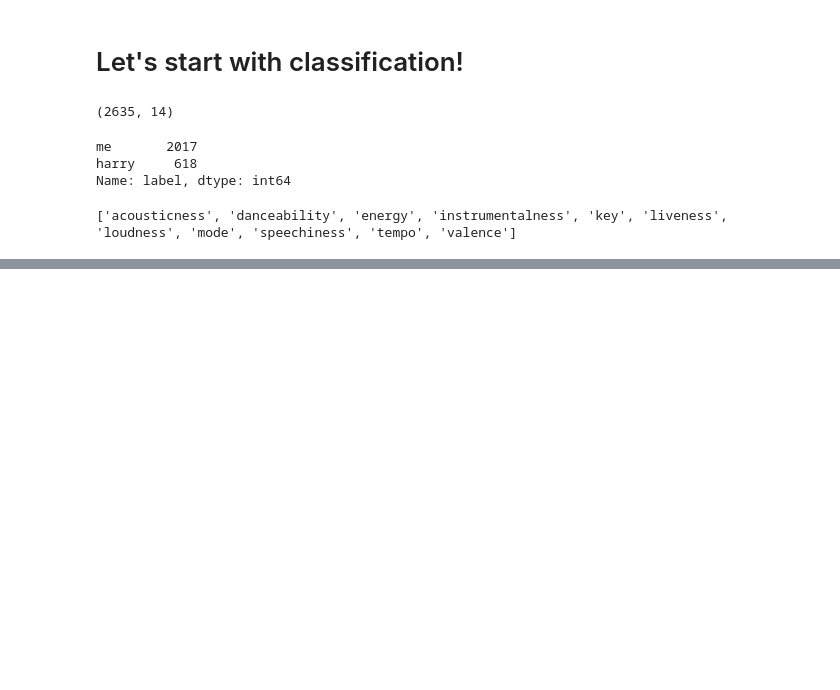
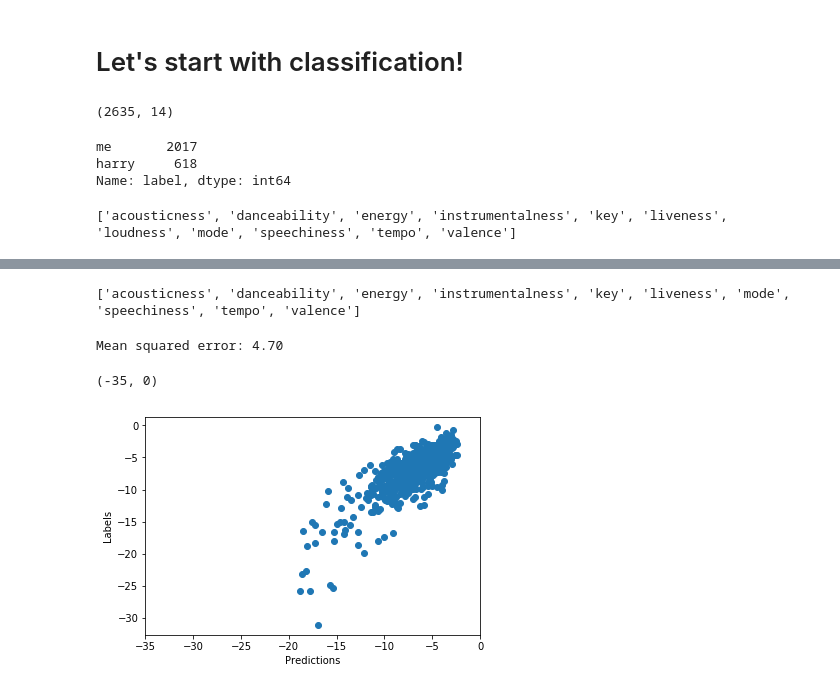
Before and after one commit to hbendekgey/Spotify-Workshop, a Jupyter notebook: 04-regression-and-classification.ipynb, the cells around one changed output, grey strips where cells are left out. Cells and saved outputs as stored; diff of their text form; code cells hidden in the pictures; blank space fills up the shorter version.

```diff
--- a/04-regression-and-classification.ipynb
+++ b/04-regression-and-classification.ipynb
@@ -42,3 +120,11 @@ print(predictors)
+# %%
+# Define the predictors and target
+predictors = [c for c in list(df) if c not in ['song_title', 'artist', 'loudness', 'label']]
+target = 'loudness'
+
+print(predictors)
+# %% [output]
+['acousticness', 'danceability', 'energy', 'instrumentalness', 'key', 'liveness', 'mode', 'speechiness', 'tempo', 'valence']
 # %%
 # Define X_data and y_data
 X_data =
@@ -47,12 +133,30 @@ y_data =
 # Define training and testing sets
 X_train, X_test, y_train, y_test = train_test_split(X_data,
                                                     y_data,
-                                                    test_size = ___,
+                                                    test_size = 0.25,
                                                     random_state = 47)
-# %%
-# Define clf
-clf = tree.DecisionTreeClassifier()
-# Fit classifier
-clf.fit(X_train, y_train)
-clf.feature_importances_ # [ 1.,  0.,  0.]
-clf.score(X=X_test, y=y_test) # 1.0
+# %%
+# Create linear regression object
+regr = linear_model.LinearRegression()
+
+# Train the model using the training sets
+regr.fit(X_train, y_train)
+
+# Make predictions using the testing set
+preds = regr.predict(X_test)
+# %%
+# Look at MSE
+print("Mean squared error: %.2f"
+      % mean_squared_error(y_test, preds))
+# %% [output]
+Mean squared error: 4.70
+# %%
+# Plot predicted against actual
+plt.scatter(preds, y_test)
+plt.xlabel('Predictions')
+plt.ylabel('Labels')
+plt.xlim(-35, 0)
+plt.xlim(-35, 0)
+# %% [output]
+(-35, 0)
+[figure, added]
```
Also changed, not shown: parts of 13 cells of this notebook.
